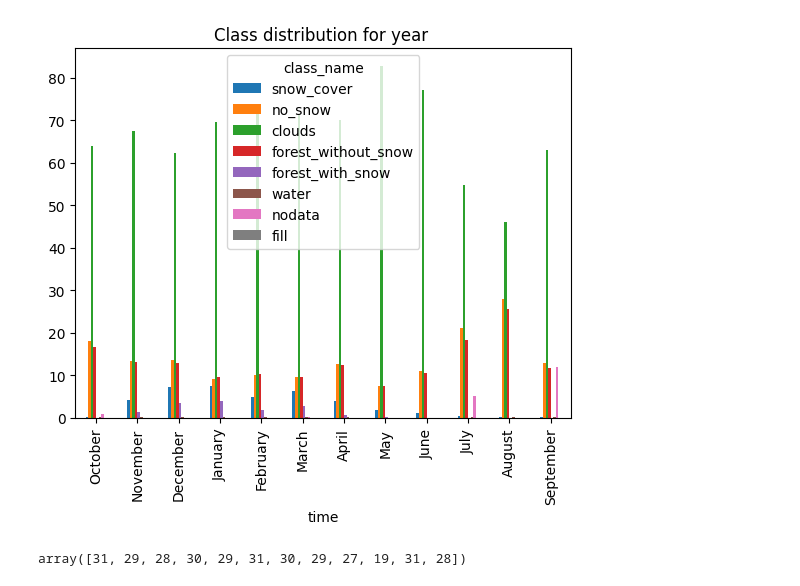
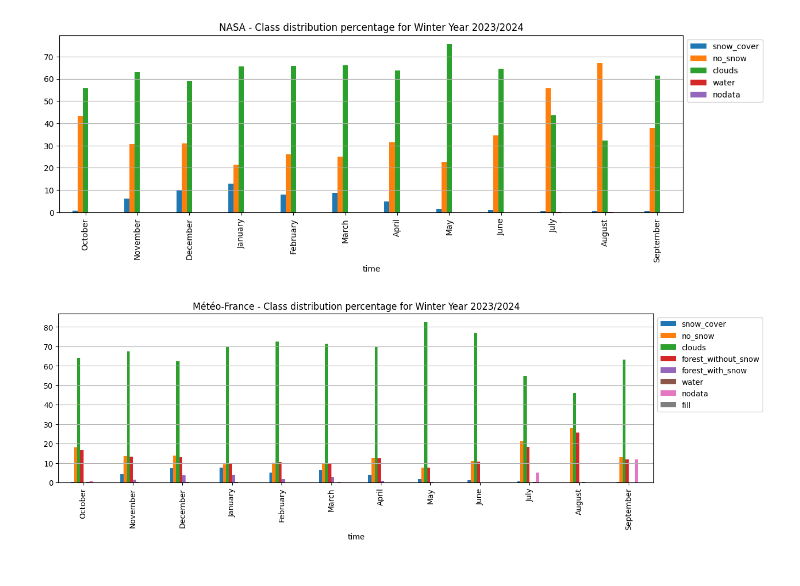
Before and after one commit to nicolaimpe/viirsnow, a Jupyter notebook: notebooks/viirs_snow_products_comparison.ipynb, the cells around one changed output. Drawn from its saved outputs; the diff is of its cells as text; code cells hidden in the pictures.

Commit message:
distribution analysis notebook nickel

```diff
--- a/notebooks/viirs_snow_products_comparison.ipynb
+++ b/notebooks/viirs_snow_products_comparison.ipynb
@@ -1,11 +1,11 @@
 # %%
 import xarray as xr
-import rioxarray
 from pathlib import Path
-import rasterio
+from winter_year import WinterYear
+winter_year=WinterYear(2023,2024)
 time_series_folder = "/home/imperatoren/work/VIIRS_S2_comparison/viirsnow/output_folder/cms_workshop/"
-nasa_stats_name = 'WY_2023_2024_SuomiNPP_nasa_class_distribution.nc'
-meteofrance_stats_name = 'WY_2023_2024_SuomiNPP_meteofrance_class_distribution.nc'
+nasa_stats_name = f'WY_{winter_year.from_year}_{winter_year.to_year}_SuomiNPP_nasa_class_distribution.nc'
+meteofrance_stats_name = f'WY_{winter_year.from_year}_{winter_year.to_year}_SuomiNPP_meteofrance_class_distribution.nc'
 
 meteofrance_stats_path= Path(f"{time_series_folder}").joinpath(meteofrance_stats_name)
 nasa_stats_path= Path(f"{time_series_folder}").joinpath(nasa_stats_name)
@@ -17,6 +17,7 @@ from typing import List
 from matplotlib.axes import Axes
 import pandas as pd
 import xarray as xr
+import matplotlib.pyplot as plt
 
 def print_table( year_stats_data_array: xr.DataArray, classes_to_print: List[str] | str = "all"):
     year_data_frame = year_stats_data_array.to_pandas()
@@ -35,4 +36,20 @@ def classes_bar_distribution(
 
     year_data_frame = year_data_frame.transpose()
     year_data_frame.index = year_data_frame.index.strftime("%B")
-    year_data_frame[classes_to_plot].plot.bar(title=f"Class distribution for year ", ax=ax)
+    year_data_frame[classes_to_plot].plot.bar(ax=ax)
+
+def plot_stacked(data1: pd.Series, data2: pd.Series, ax: Axes, label1: str='data1', label2: str='data2', bar_width: float=0.35, color1='tab:blue', color2='tab:orange'):
+
+    # Bar width and x positions
+    x = range(len(data1))
+
+    # Plot stacked bar (sum of Column1 and Column2)
+    ax.bar(x, data1, width=bar_width, label=label1, color=color1)
+    ax.bar(x, data2, width=bar_width, bottom=data1, label=label2, color=color2)
+    ax.set_xticks([i + bar_width / 2 for i in x])
+
+def plot_separate_bar(data: pd.Series, ax: Axes, label:str='data', bar_width:float=0.35, color='tab:green'):
+    x = range(len(data))
+    # Plot separate bar (Column3)
+    ax.bar([i + bar_width for i in x],data, width=bar_width, label=label,color=color)
+    ax.set_xticks([i + bar_width / 2 for i in x])
@@ -47,8 +56,22 @@ classes_bar_distribution(meteofrance_ds['class_distribution_area'])
-# %%
-classes_bar_distribution(meteofrance_ds['class_distribution_percentage'])
-# %% [output]
-[figure, removed]
-# %%
-nasa_ds.n_observed_days.values
-# %% [output]
-array([31, 29, 28, 30, 29, 31, 30, 29, 27, 19, 31, 28])
+# %%
+import matplotlib.pyplot as plt
+
+fig,ax  = plt.subplots(figsize=(14,4))
+
+ax.set_title(f"NASA - Class distribution percentage for {str(winter_year)}")
+classes_bar_distribution(nasa_ds['class_distribution_percentage'],ax=ax)
+ax.legend(bbox_to_anchor=(1, 1))
+ax.grid(True, axis='y')
+# %% [output]
+[figure, added]
+# %%
+import matplotlib.pyplot as plt
+
+fig,ax  = plt.subplots(figsize=(14,4))
+
+ax.set_title(f"Météo-France - Class distribution percentage for {str(winter_year)}")
+classes_bar_distribution(meteofrance_ds['class_distribution_percentage'],ax=ax)
+ax.legend(bbox_to_anchor=(1, 1))
+ax.grid(True, axis='y')
+# %% [output]
+[figure, added]
```
Also changed, not shown: parts of 5 cells of this notebook, 1 other file.
